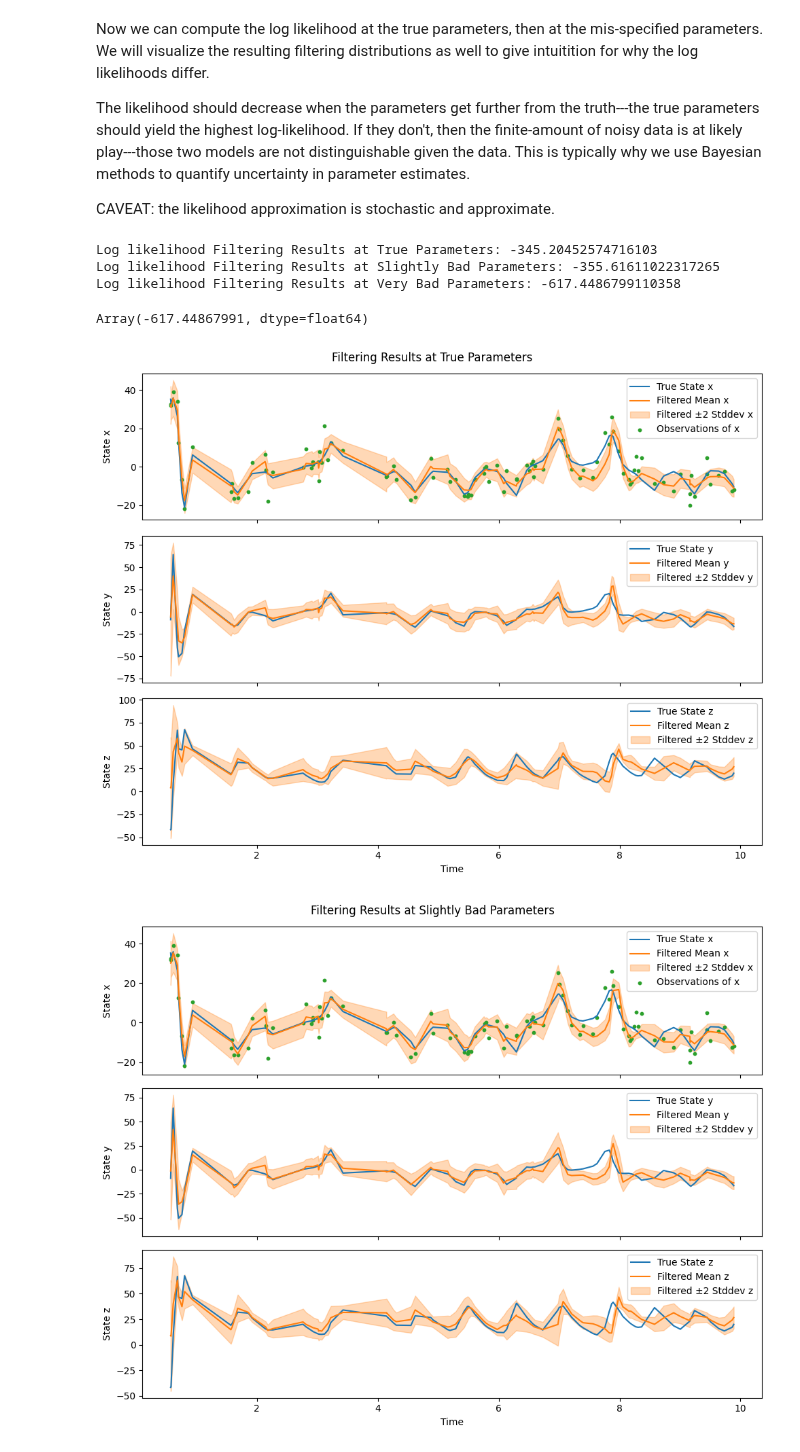
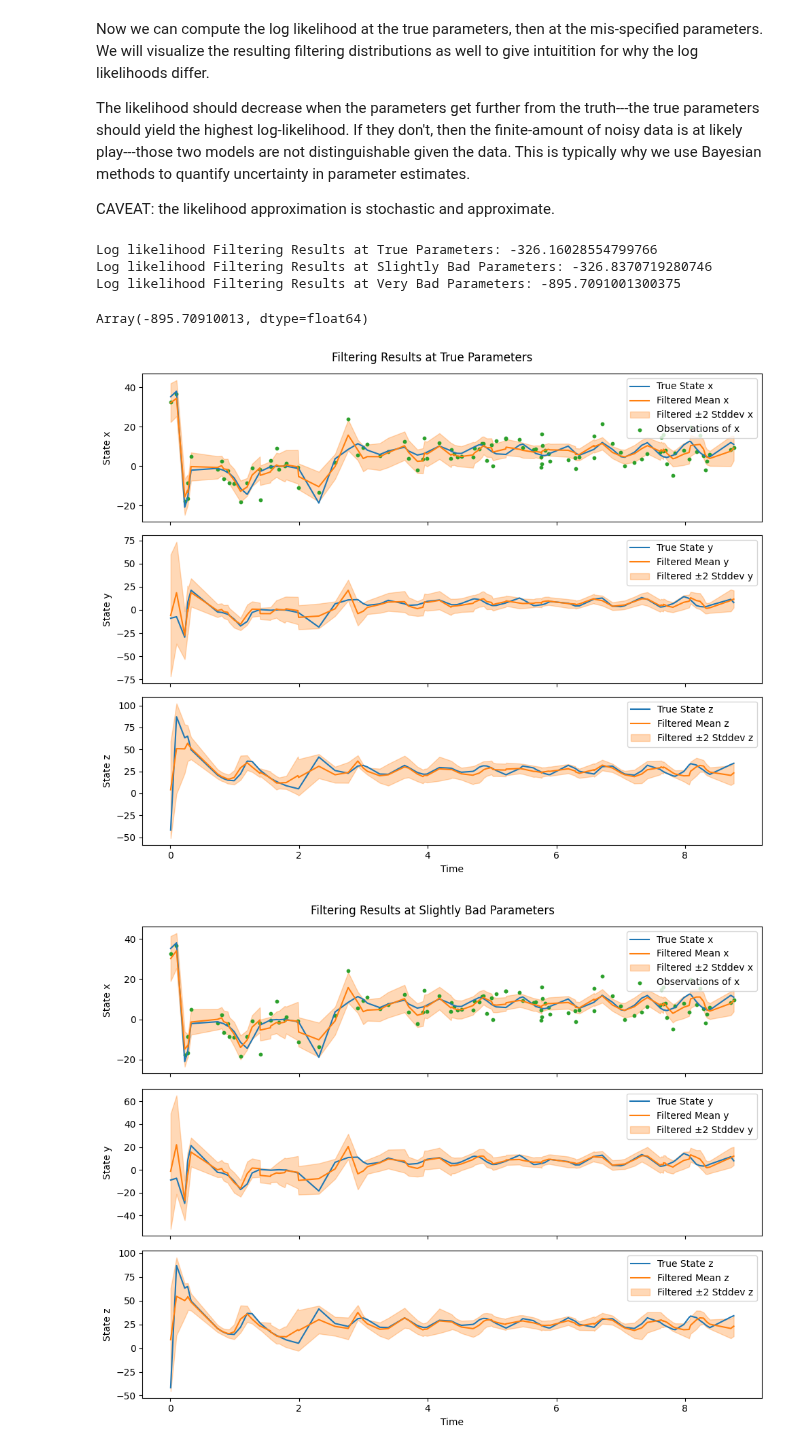
Before and after one commit to hd-UQ/cd_dynamax, a Jupyter notebook: demos/notebooks/lorenz63_tutorial.ipynb, the cells around one changed output. Saved outputs shown, nothing was run; the diff lists cells and outputs as text; code cells hidden in the pictures.

Commit message:
expanding l63 tutorial notebook to demonstrate impact of more data and more particles on likelihood profile w.r.t. a true parameter

```diff
--- a/demos/notebooks/lorenz63_tutorial.ipynb
+++ b/demos/notebooks/lorenz63_tutorial.ipynb
@@ -78,7 +78,7 @@ from cd_dynamax import make_key_sequence
 from cd_dynamax.src.utils.demo_utils import sample_t_emissions
 
 keys = make_key_sequence(0)
-t_emissions = sample_t_emissions(start=0.0, stop=10.0, dt=0.1, regular=False, key=next(keys))
+t_emissions = sample_t_emissions(start=0.0, stop=100.0, dt=0.1, regular=False, key=next(keys))
 
 # Simulate data using true parameters (observed at times t_emissions)
 # Note that default SDE diffeqsolve settings solve using dfx.Heun() with dfx.ConstantStepSize() and dt0=0.01 step size.
@@ -112,12 +112,21 @@ Sampling from continuous-discrete non-linear Gaussian SSM path
 # %% [markdown]
 Now perform filtering over the observed emissions using EnKF. This produces filtered state estimates at the observation times, but also, crucially, computes an estimate of the log likelihood of the observed data under the model.
 # %%
-def filter_and_compute_loglik(params, title="True parameters"):
+def filter_and_compute_loglik(params, title="True parameters", T=None):
+
+    if T is None:
+        T = len(emissions)
+
+    emissions_to_use = emissions[:T]
+    t_emissions_to_use = t_emissions[:T]
+    states_to_use = states[:T]
+
+
     # Note that default SDE diffeqsolve settings solve using dfx.Heun() with dfx.ConstantStepSize() and dt0=0.01 step size.
     filtered = cdnlgssm.filter(
         params=params,
-        emissions=emissions,
-        t_emissions=t_emissions,
+        emissions=emissions_to_use,
+        t_emissions=t_emissions_to_use,
         key=next(keys),
         N_particles=100,
     )
@@ -128,10 +137,10 @@ def filter_and_compute_loglik(params, title="True parameters"):
     # Also plot the observations in the first emission_dim rows.
     fig, axs = plt.subplots(state_dim, 1, figsize=(10, 8), sharex=True)
     for i in range(state_dim):
-        axs[i].plot(t_emissions, states[:, i], label=f'True State {state_labels[i]}', color='C0')
-        axs[i].plot(t_emissions, filtered.filtered_means[:, i], label=f'Filtered Mean {state_labels[i]}', color='C1')
+        axs[i].plot(t_emissions_to_use, states_to_use[:, i], label=f'True State {state_labels[i]}', color='C0')
+        axs[i].plot(t_emissions_to_use, filtered.filtered_means[:, i], label=f'Filtered Mean {state_labels[i]}', color='C1')
         axs[i].fill_between(
-            t_emissions.squeeze(),
+            t_emissions_to_use.squeeze(),
             filtered.filtered_means[:, i] - 2 * jnp.sqrt(filtered.filtered_covariances[:, i, i]),
             filtered.filtered_means[:, i] + 2 * jnp.sqrt(filtered.filtered_covariances[:, i, i]),
             color='C1',
@@ -139,7 +148,7 @@ def filter_and_compute_loglik(params, title="True parameters"):
             label=f'Filtered ±2 Stddev {state_labels[i]}'
         )
         if i < emission_dim:
-            axs[i].scatter(t_emissions, emissions[:, i], label=f'Observations of {state_labels[i]}', color='C2', s=10)
+            axs[i].scatter(t_emissions_to_use, emissions_to_use[:, i], label=f'Observations of {state_labels[i]}', color='C2', s=10)
         axs[i].legend(loc='upper right')
         axs[i].set_ylabel(f'State {state_labels[i]}')
     axs[-1].set_xlabel('Time')
@@ -154,13 +163,14 @@ The likelihood should decrease when the parameters get further from the truth---
 
 CAVEAT: the likelihood approximation is stochastic and approximate.
 # %%
-filter_and_compute_loglik(true_params, title="Filtering Results at True Parameters")
-filter_and_compute_loglik(slightly_bad_params, title="Filtering Results at Slightly Bad Parameters")
-filter_and_compute_loglik(very_bad_params, title="Filtering Results at Very Bad Parameters")
+# Run for 10% of data for easy visualization and fast computation.
+filter_and_compute_loglik(true_params, title="Filtering Results at True Parameters", T=len(emissions)//10)
+filter_and_compute_loglik(slightly_bad_params, title="Filtering Results at Slightly Bad Parameters", T=len(emissions)//10)
+filter_and_compute_loglik(very_bad_params, title="Filtering Results at Very Bad Parameters", T=len(emissions)//10)
 # %% [output]
-Log likelihood Filtering Results at True Parameters: -345.20452574716103
-Log likelihood Filtering Results at Slightly Bad Parameters: -355.61611022317265
-Log likelihood Filtering Results at Very Bad Parameters: -617.4486799110358
+Log likelihood Filtering Results at True Parameters: -326.16028554799766
+Log likelihood Filtering Results at Slightly Bad Parameters: -326.8370719280746
+Log likelihood Filtering Results at Very Bad Parameters: -895.7091001300375
-Array(-617.44867991, dtype=float64)
+Array(-895.70910013, dtype=float64)
-[figure, old version]
+[figure, new version]
-[figure, old version]
+[figure, new version]
```
Also changed, not shown: parts of 10 cells of this notebook.
